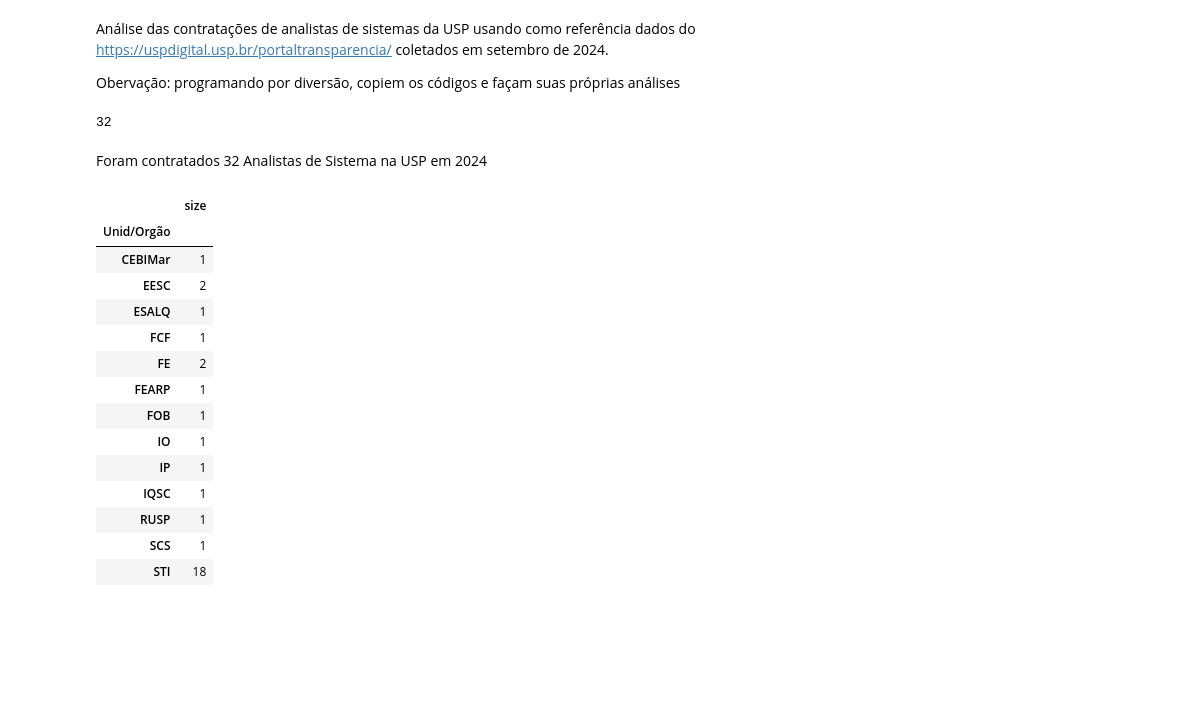
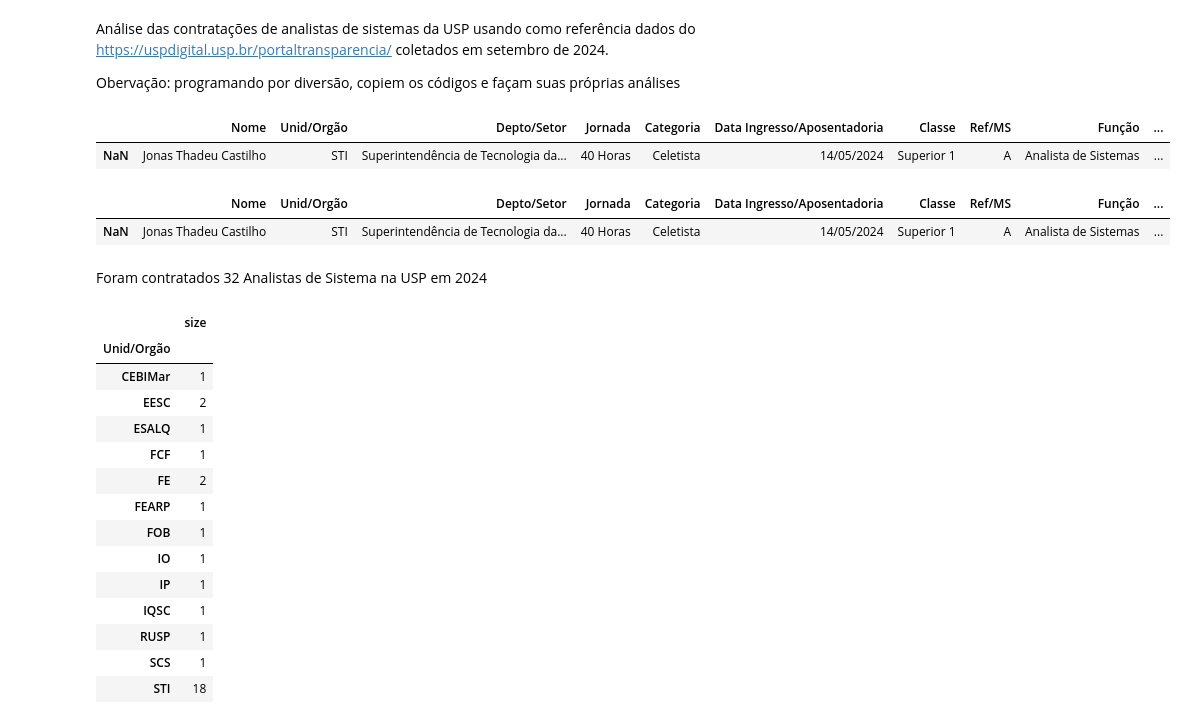
Before and after one commit to thiagogomesverissimo/notebooks, a Jupyter notebook: 2024/usp-analistas-de-sistema.ipynb, the cells around one changed output. Cells and saved outputs as stored; diff of their text form; code cells hidden in the pictures; blank space fills up the shorter version.

```diff
--- a/2024/usp-analistas-de-sistema.ipynb
+++ b/2024/usp-analistas-de-sistema.ipynb
@@ -11,12 +11,20 @@ df = pd.read_csv('../data/2024/usp-analistas-de-sistemas-set-2024.txt',sep=';',
 # %%
 # filtrando apenas Celetistas e Autarquicos (Func Aut)
 df = df[df['Categoria'].isin(['Celetista','Func Aut'])]
+#df.columns
+df[df[' Nome'].str.contains('Thadeu')]
+#df.shape[0]
+# %% [output]
+|  | Nome | Unid/Orgão | Depto/Setor | Jornada | Categoria | Data Ingresso/Aposentadoria | Classe | Ref/MS | Função | ... |
+| NaN | Jonas Thadeu Castilho | STI | Superintendência de Tecnologia da... | 40 Horas | Celetista | 14/05/2024 | Superior 1 | A | Analista de Sistemas | ... |
 # %%
 # ingressantes em 2024
 df = df[df['Data Ingresso/Aposentadoria'].str.contains('2024')]
 df.shape[0]
+df[df[' Nome'].str.contains('Thadeu')]
 # %% [output]
-32
+|  | Nome | Unid/Orgão | Depto/Setor | Jornada | Categoria | Data Ingresso/Aposentadoria | Classe | Ref/MS | Função | ... |
+| NaN | Jonas Thadeu Castilho | STI | Superintendência de Tecnologia da... | 40 Horas | Celetista | 14/05/2024 | Superior 1 | A | Analista de Sistemas | ... |
 # %% [markdown]
 Foram contratados 32 Analistas de Sistema na USP em 2024
 # %%
```
